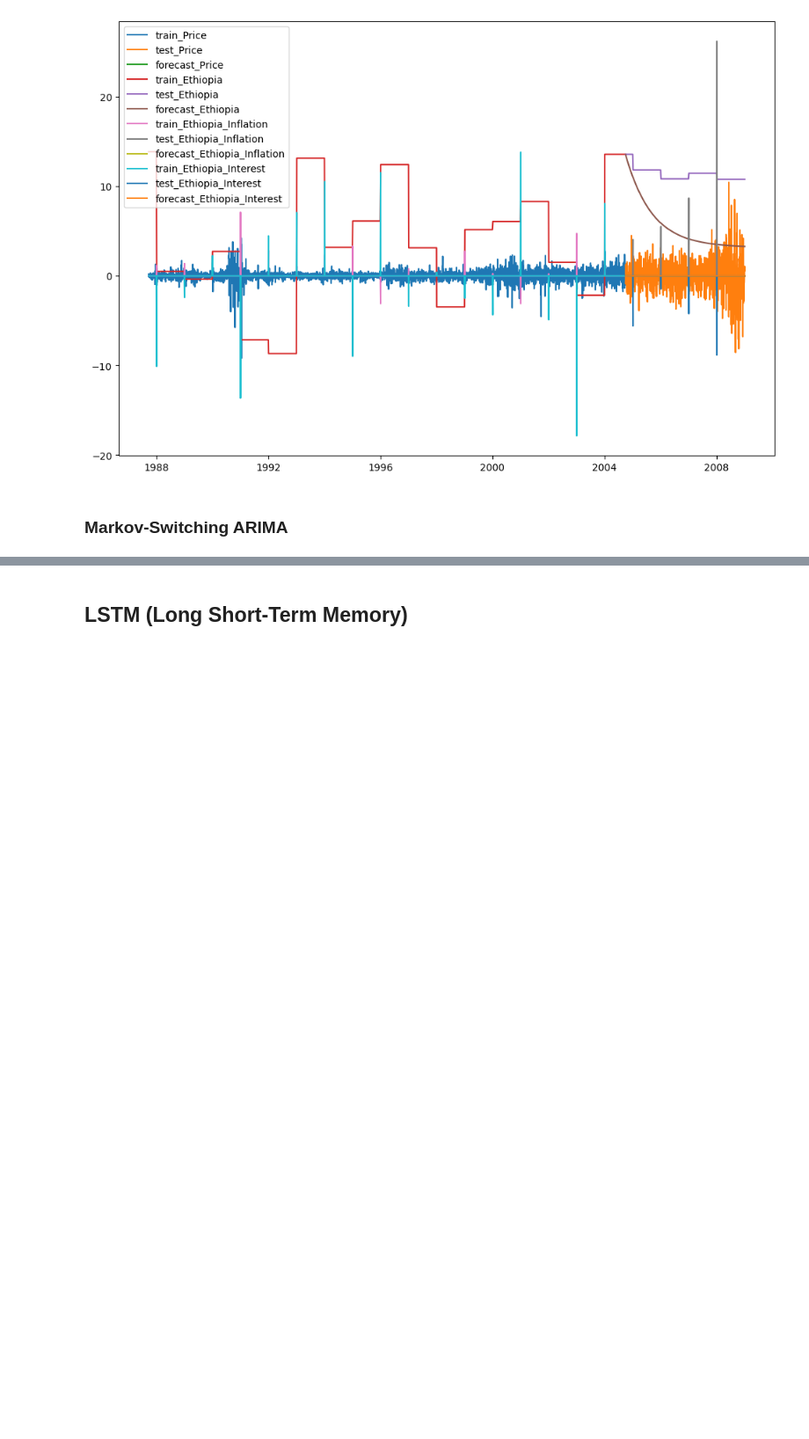
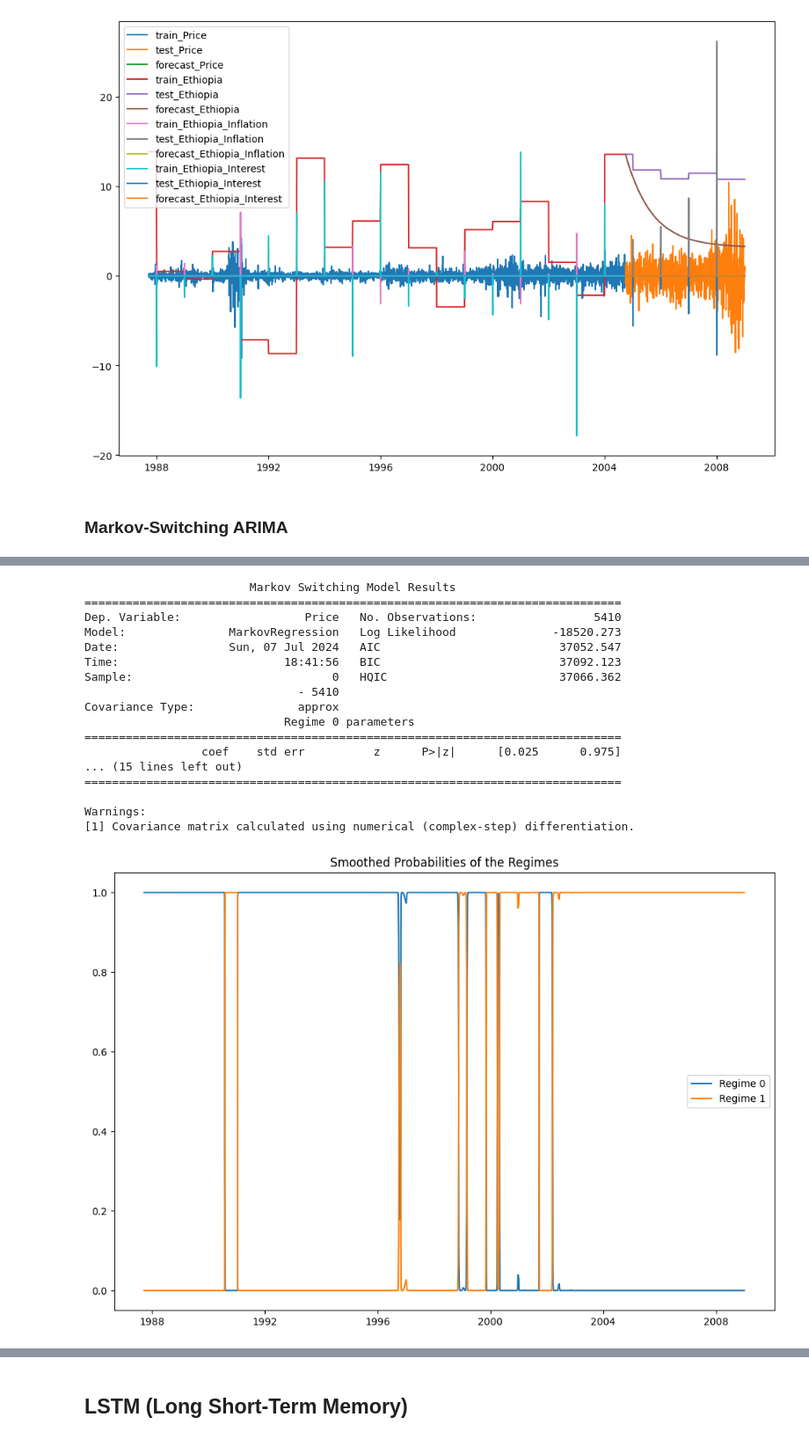
Before and after one commit to matidesalegn/brent-oil-analysis, a Jupyter notebook: notebooks/03_advanced_analysis.ipynb, the cells around one changed output, grey strips where cells are left out. Shown at 88% size. Drawn from its saved outputs; the diff is of its cells as text; code cells hidden in the pictures; blank space fills up the shorter version.

```diff
--- a/notebooks/03_advanced_analysis.ipynb
+++ b/notebooks/03_advanced_analysis.ipynb
@@ -396,0 +383,64 @@ ValueError: numpy.dtype size changed, may indicate binary incompatibility. Expec
+# %%
+import pandas as pd
+import numpy as np
+from statsmodels.tsa.regime_switching.markov_regression import MarkovRegression
+import matplotlib.pyplot as plt
+
+# Load the merged data
+merged_data_path = '../data/merged_data/merged_brent_oil_prices_with_economic_indicators.csv'
+data = pd.read_csv(merged_data_path)
+
+# Ensure the data is in a proper format (drop NaNs, set index)
+data = data.dropna()
+data.set_index('Date', inplace=True)
+
+# Convert index to datetime
+data.index = pd.to_datetime(data.index)
+
+# Select relevant columns for the model
+price_data = data['Price']
+
+# Implement Markov-Switching Regression with 2 regimes
+model = MarkovRegression(price_data, k_regimes=2, trend='c', switching_variance=True)
+results = model.fit()
+
+# Print the summary of the model
+print(results.summary())
+
+# Extract the smoothed probabilities
+smoothed_probs = results.smoothed_marginal_probabilities
+
+# Plot the smoothed probabilities of the regimes
+plt.figure(figsize=(12, 8))
+for i in range(smoothed_probs.shape[1]):
+    plt.plot(smoothed_probs.index, smoothed_probs.iloc[:, i], label=f'Regime {i}')
+plt.title('Smoothed Probabilities of the Regimes')
+plt.legend()
+plt.show()
+
+# Plot the actual vs fitted values
+plt.figure(figsize=(12, 8))
+plt.plot(price_data.index, price_data, label='Actual')
+plt.plot(price_data.index, results.fittedvalues, label='Fitted')
+plt.legend()
+plt.title('Actual vs Fitted Values')
+plt.show()
+# %% [output]
+                        Markov Switching Model Results
+==============================================================================
+Dep. Variable:                  Price   No. Observations:                 5410
+Model:               MarkovRegression   Log Likelihood              -18520.273
+Date:                Sun, 07 Jul 2024   AIC                          37052.547
+Time:                        18:41:56   BIC                          37092.123
+Sample:                             0   HQIC                         37066.362
+                               - 5410
+Covariance Type:               approx
+                             Regime 0 parameters
+==============================================================================
+                 coef    std err          z      P>|z|      [0.025      0.975]
+... (15 lines left out)
+==============================================================================
+
+Warnings:
+[1] Covariance matrix calculated using numerical (complex-step) differentiation.
+[figure, added]
```
Also changed, not shown: parts of 12 cells of this notebook, 1 other file.
